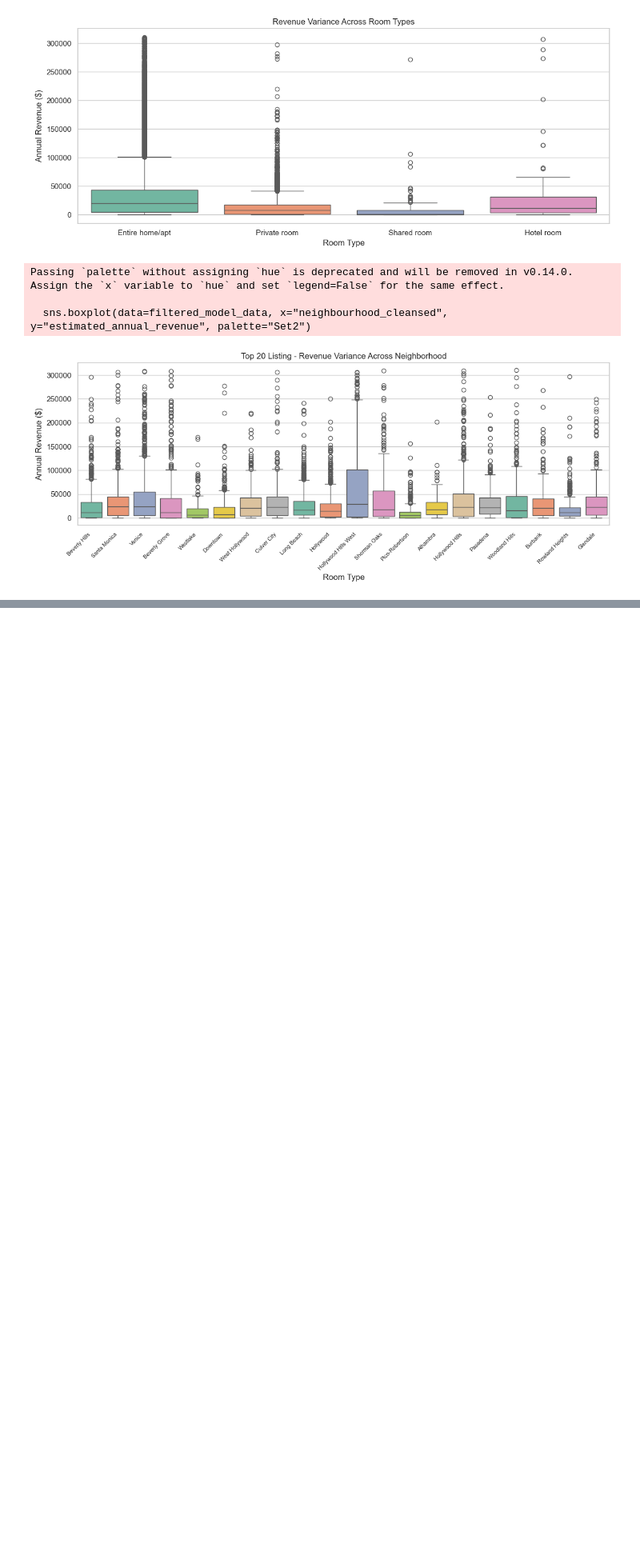
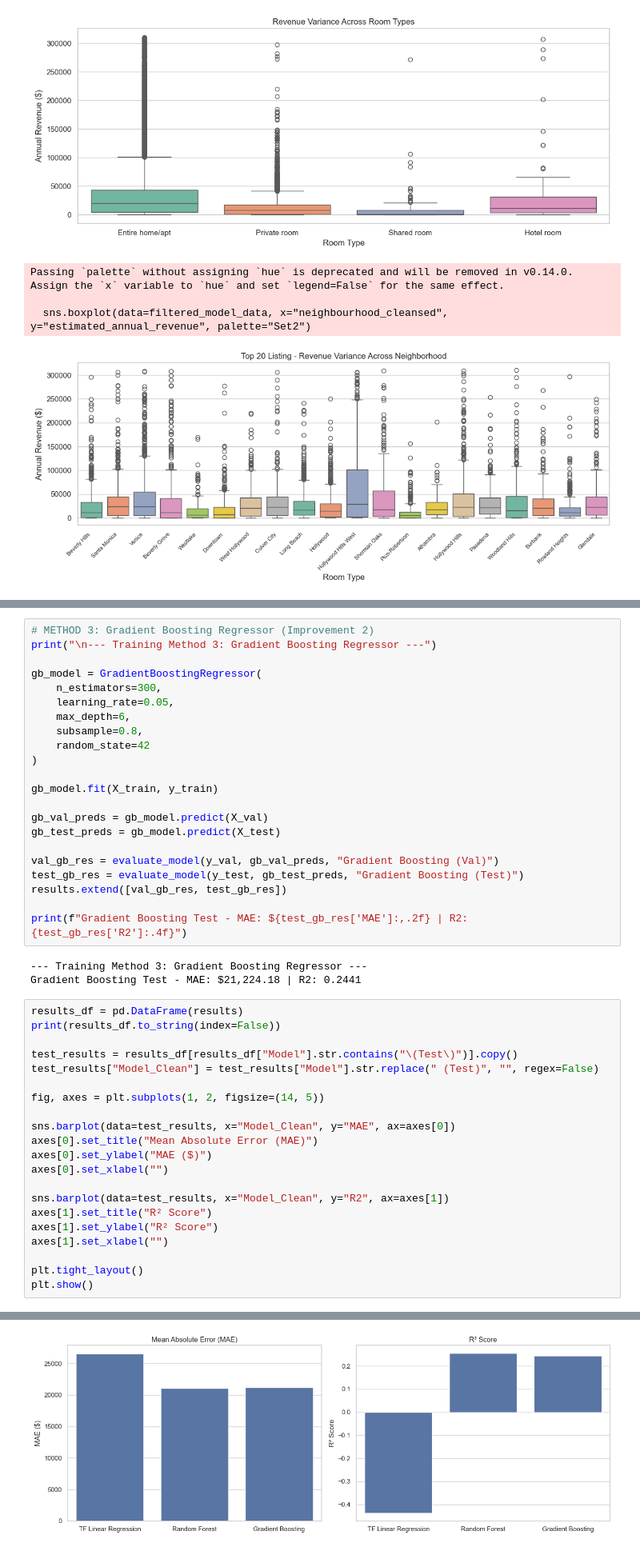
Before and after one commit to kalafejzo1/w207-Final-Project, a Jupyter notebook: notebooks/Kevin_207_notebook.ipynb, the cells around one changed output, grey strips where cells are left out. Shown at 80% size. Cells and saved outputs as stored; diff of their text form; blank space fills up the shorter version.

```diff
--- a/notebooks/Kevin_207_notebook.ipynb
+++ b/notebooks/Kevin_207_notebook.ipynb
@@ -685,0 +845,47 @@ Passing `palette` without assigning `hue` is deprecated and will be removed in v
+# %%
+# METHOD 3: Gradient Boosting Regressor (Improvement 2)
+print("\n--- Training Method 3: Gradient Boosting Regressor ---")
+
+gb_model = GradientBoostingRegressor(
+    n_estimators=300,
+    learning_rate=0.05,
+    max_depth=6,
+    subsample=0.8,
+    random_state=42
+)
+
+gb_model.fit(X_train, y_train)
+
+gb_val_preds = gb_model.predict(X_val)
+gb_test_preds = gb_model.predict(X_test)
+
+val_gb_res = evaluate_model(y_val, gb_val_preds, "Gradient Boosting (Val)")
+test_gb_res = evaluate_model(y_test, gb_test_preds, "Gradient Boosting (Test)")
+results.extend([val_gb_res, test_gb_res])
+
+print(f"Gradient Boosting Test - MAE: ${test_gb_res['MAE']:,.2f} | R2: {test_gb_res['R2']:.4f}")
+# %% [output]
+--- Training Method 3: Gradient Boosting Regressor ---
+Gradient Boosting Test - MAE: $21,224.18 | R2: 0.2441
+# %%
+results_df = pd.DataFrame(results)
+print(results_df.to_string(index=False))
+
+test_results = results_df[results_df["Model"].str.contains("\(Test\)")].copy()
+test_results["Model_Clean"] = test_results["Model"].str.replace(" (Test)", "", regex=False)
+
+fig, axes = plt.subplots(1, 2, figsize=(14, 5))
+
+sns.barplot(data=test_results, x="Model_Clean", y="MAE", ax=axes[0])
+axes[0].set_title("Mean Absolute Error (MAE)")
+axes[0].set_ylabel("MAE ($)")
+axes[0].set_xlabel("")
+
+sns.barplot(data=test_results, x="Model_Clean", y="R2", ax=axes[1])
+axes[1].set_title("R² Score")
+axes[1].set_ylabel("R² Score")
+axes[1].set_xlabel("")
+
+plt.tight_layout()
+plt.show()
+# %% [output]
@@ -685,0 +899 @@ Passing `palette` without assigning `hue` is deprecated and will be removed in v
+[figure, added]
```
Also changed, not shown: parts of 6 cells of this notebook.
